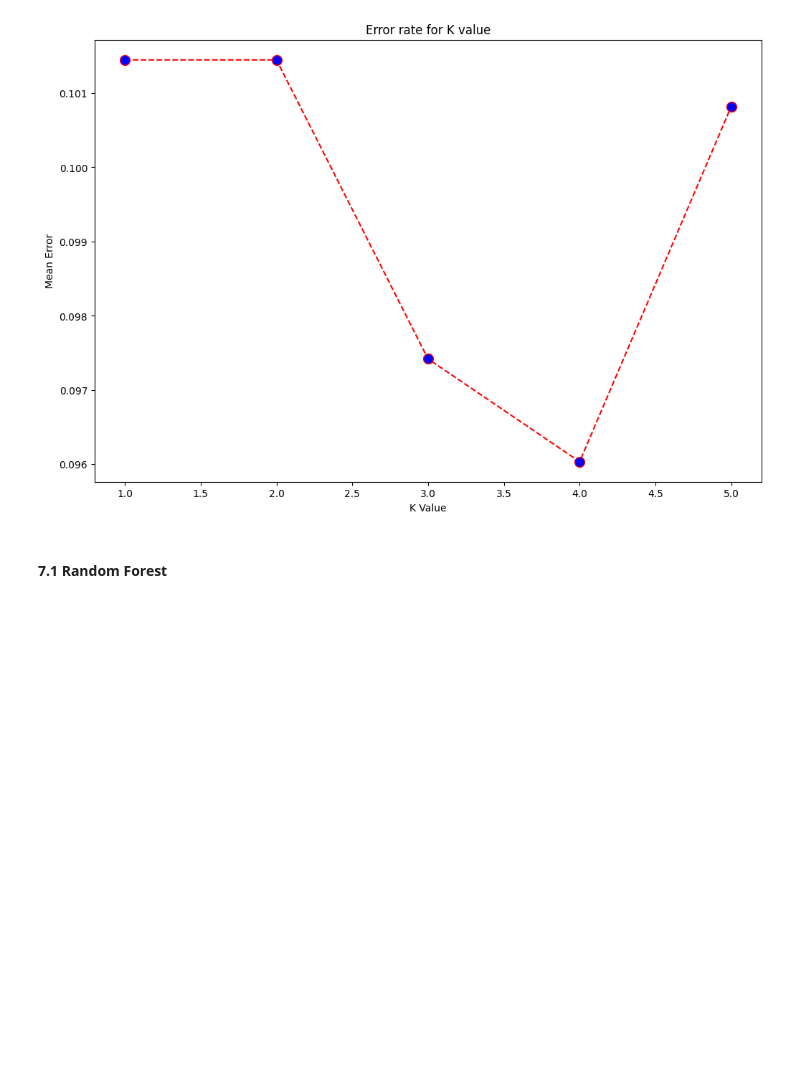
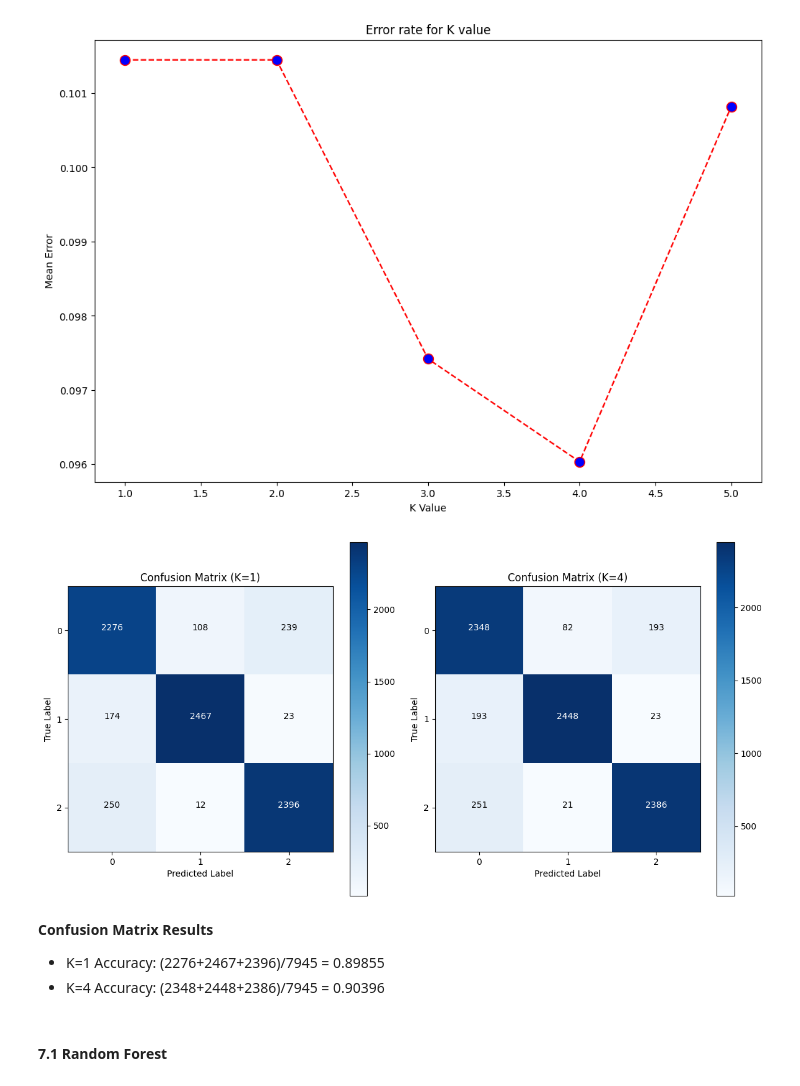
Before and after one commit to coltonBlackwell/Covid-19-Prognosis-Predictor, a Jupyter notebook: project.ipynb, the cells around one changed output. Drawn from its saved outputs; the diff is of its cells as text; code cells hidden in the pictures; blank space fills up the shorter version.

```diff
--- a/project.ipynb
+++ b/project.ipynb
@@ -894,38 +825,60 @@ Cycle complete
 [figure]
 # %%
 # Create and train a KNN model with K=1
-knn_model_k1 = KNN(n_neighbors=1)
+knn_model_k1 = KNN(1)
 knn_model_k1.fit(X_train, y_train)
 
 # Create and train a KNN model with K=4
-knn_model_k4 = KNN(n_neighbors=4)
+knn_model_k4 = KNN(4)
 knn_model_k4.fit(X_train, y_train)
 
 # Predictions on validation data
 y_val_pred_k1 = knn_model_k1.predict(X_val)
 y_val_pred_k4 = knn_model_k4.predict(X_val)
 
 # Calculate confusion matrices
 conf_matrix_k1 = confusion_matrix(y_val, y_val_pred_k1)
 conf_matrix_k4 = confusion_matrix(y_val, y_val_pred_k4)
 
+
 # Plot confusion matrices
 plt.figure(figsize=(12, 6))
 
 plt.subplot(1, 2, 1)
-plot_confusion_matrix(knn_model_k1, X_val, y_val, cmap=plt.cm.Blues, normalize=None)
+plt.imshow(conf_matrix_k1, interpolation='nearest', cmap=plt.cm.Blues)
 plt.title('Confusion Matrix (K=1)')
+plt.colorbar()
+tick_marks = np.arange(len(np.unique(y)))
+plt.xticks(tick_marks, np.unique(y))
+plt.yticks(tick_marks, np.unique(y))
 plt.xlabel('Predicted Label')
 plt.ylabel('True Label')
 
+for i in range(conf_matrix_k1.shape[0]):
+    for j in range(conf_matrix_k1.shape[1]):
+        plt.text(j, i, format(conf_matrix_k1[i, j], 'd'), horizontalalignment="center", color="white" if conf_matrix_k1[i, j] > conf_matrix_k1.max() / 2 else "black")
+
 plt.subplot(1, 2, 2)
-plot_confusion_matrix(knn_model_k4, X_val, y_val, cmap=plt.cm.Blues, normalize=None)
+plt.imshow(conf_matrix_k4, interpolation='nearest', cmap=plt.cm.Blues)
 plt.title('Confusion Matrix (K=4)')
+plt.colorbar()
+plt.xticks(tick_marks, np.unique(y))
+plt.yticks(tick_marks, np.unique(y))
 plt.xlabel('Predicted Label')
 plt.ylabel('True Label')
 
+for i in range(conf_matrix_k4.shape[0]):
+    for j in range(conf_matrix_k4.shape[1]):
+        plt.text(j, i, format(conf_matrix_k4[i, j], 'd'), horizontalalignment="center", color="white" if conf_matrix_k4[i, j] > conf_matrix_k4.max() / 2 else "black")
+
 plt.tight_layout()
 plt.show()
+# %% [output]
+[figure, added]
+# %% [markdown]
+__Confusion Matrix Results__
+- K=1 Accuracy: (2276+2467+2396)/7945 = 0.89855
+- K=4 Accuracy: (2348+2448+2386)/7945 = 0.90396
 # %% [markdown]
 #### 7.1 Random Forest <a id="section_7_2"></a>
 # %% [markdown]
```
Also changed, not shown: parts of 2 cells of this notebook.
